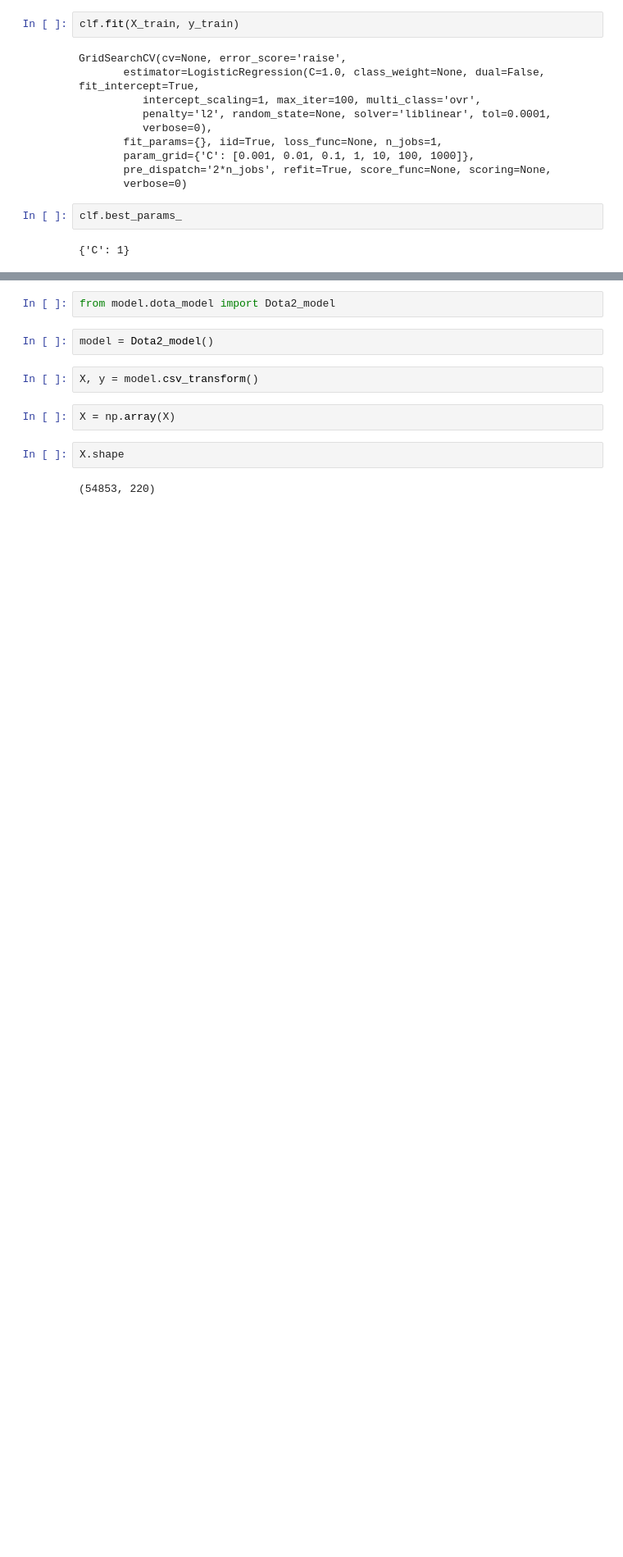
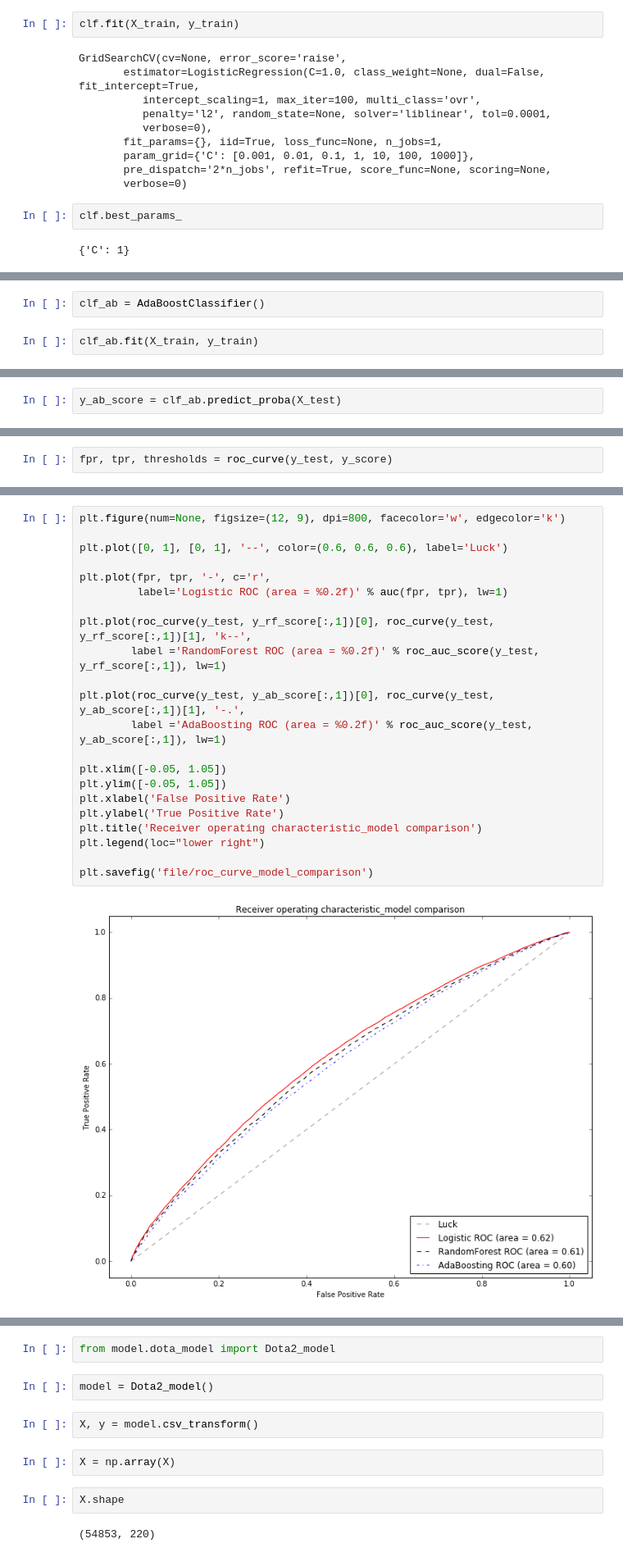
Before and after one commit to edwarddh101/DOTA2_Recommendation-System, a Jupyter notebook: notebook/NB_Model.ipynb, the cells around one changed output, grey strips where cells are left out. Shown: that part at 82% size. Cells and saved outputs as stored; diff of their text form; blank space fills up the shorter version.

Commit message:
update Model Notebook

```diff
--- a/notebook/NB_Model.ipynb
+++ b/notebook/NB_Model.ipynb
@@ -116,0 +142,4 @@ clf.best_params_
+# %%
+clf_ab = AdaBoostClassifier()
+# %%
+clf_ab.fit(X_train, y_train)
@@ -116,0 +149,2 @@ clf.best_params_
+# %%
+y_ab_score = clf_ab.predict_proba(X_test)
@@ -116,0 +174,2 @@ clf.best_params_
+# %%
+fpr, tpr, thresholds = roc_curve(y_test, y_score)
@@ -117,3 +188,27 @@ clf.best_params_
+# %%
+plt.figure(num=None, figsize=(12, 9), dpi=800, facecolor='w', edgecolor='k')
+
+plt.plot([0, 1], [0, 1], '--', color=(0.6, 0.6, 0.6), label='Luck')
+
+plt.plot(fpr, tpr, '-', c='r',
+         label='Logistic ROC (area = %0.2f)' % auc(fpr, tpr), lw=1)
+
+plt.plot(roc_curve(y_test, y_rf_score[:,1])[0], roc_curve(y_test, y_rf_score[:,1])[1], 'k--',
+        label ='RandomForest ROC (area = %0.2f)' % roc_auc_score(y_test, y_rf_score[:,1]), lw=1)
+
+plt.plot(roc_curve(y_test, y_ab_score[:,1])[0], roc_curve(y_test, y_ab_score[:,1])[1], '-.',
+        label ='AdaBoosting ROC (area = %0.2f)' % roc_auc_score(y_test, y_ab_score[:,1]), lw=1)
+
+plt.xlim([-0.05, 1.05])
+plt.ylim([-0.05, 1.05])
+plt.xlabel('False Positive Rate')
+plt.ylabel('True Positive Rate')
+plt.title('Receiver operating characteristic_model comparison')
+plt.legend(loc="lower right")
+
+plt.savefig('file/roc_curve_model_comparison')
+# %% [output]
+[figure, added]
 # %%
 pwd
 # %% [output]
```
Also changed, not shown: parts of 20 cells of this notebook.
